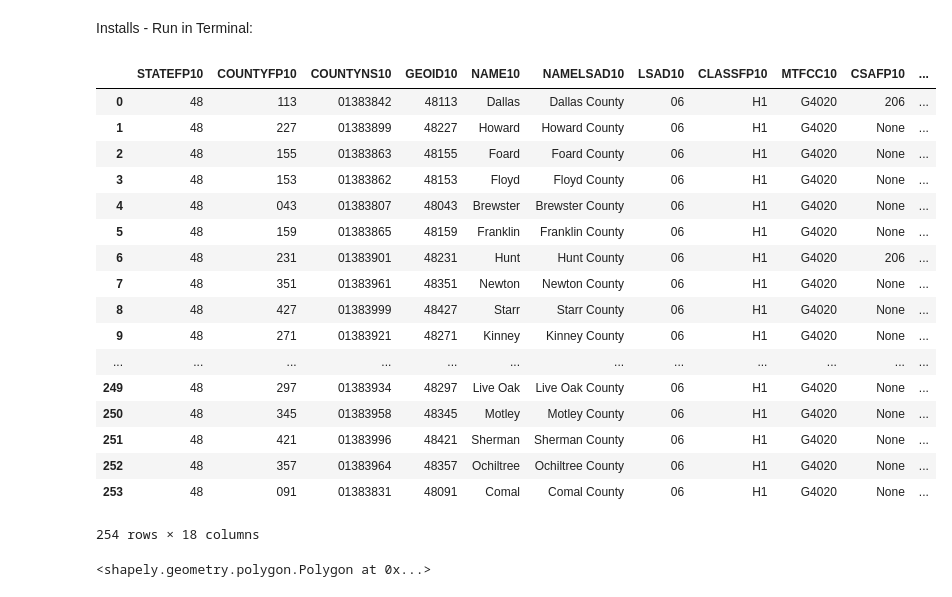
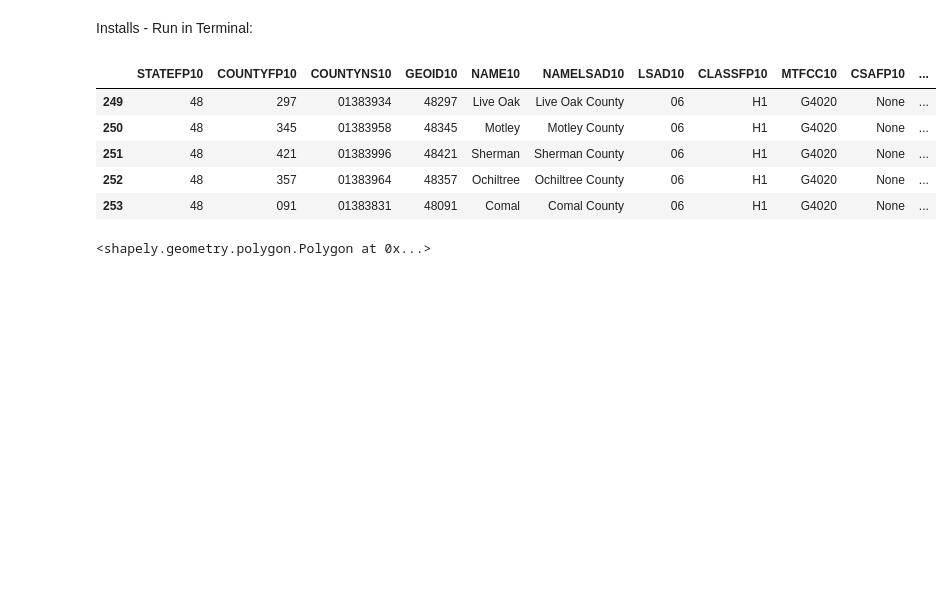
Before and after one commit to Laurarom7/Topic-Discussion-Spatial-Data, a Jupyter notebook: Shapefiles-Geopandas.ipynb, the cells around one changed output. Saved outputs shown, nothing was run; the diff lists cells and outputs as text; code cells hidden in the pictures; blank space fills up the shorter version.

```diff
--- a/Shapefiles-Geopandas.ipynb
+++ b/Shapefiles-Geopandas.ipynb
@@ -32,26 +34,14 @@ shp_file = ('./shapedata/2010/tl_2010_48_county10/tl_2010_48_county10.shp')
 c2010 = gpd.read_file(shp_file)
 # %%
 #View asGeopandas DataFrame
-c2010
+c2010.tail()
 # %% [output]
 |  | STATEFP10 | COUNTYFP10 | COUNTYNS10 | GEOID10 | NAME10 | NAMELSAD10 | LSAD10 | CLASSFP10 | MTFCC10 | CSAFP10 | ... |
-| 0 | 48 | 113 | 01383842 | 48113 | Dallas | Dallas County | 06 | H1 | G4020 | 206 | ... |
-| 1 | 48 | 227 | 01383899 | 48227 | Howard | Howard County | 06 | H1 | G4020 | None | ... |
-| 2 | 48 | 155 | 01383863 | 48155 | Foard | Foard County | 06 | H1 | G4020 | None | ... |
-| 3 | 48 | 153 | 01383862 | 48153 | Floyd | Floyd County | 06 | H1 | G4020 | None | ... |
-| 4 | 48 | 043 | 01383807 | 48043 | Brewster | Brewster County | 06 | H1 | G4020 | None | ... |
-| 5 | 48 | 159 | 01383865 | 48159 | Franklin | Franklin County | 06 | H1 | G4020 | None | ... |
-| 6 | 48 | 231 | 01383901 | 48231 | Hunt | Hunt County | 06 | H1 | G4020 | 206 | ... |
-| 7 | 48 | 351 | 01383961 | 48351 | Newton | Newton County | 06 | H1 | G4020 | None | ... |
-| 8 | 48 | 427 | 01383999 | 48427 | Starr | Starr County | 06 | H1 | G4020 | None | ... |
-| 9 | 48 | 271 | 01383921 | 48271 | Kinney | Kinney County | 06 | H1 | G4020 | None | ... |
-| ... | ... | ... | ... | ... | ... | ... | ... | ... | ... | ... | ... |
 | 249 | 48 | 297 | 01383934 | 48297 | Live Oak | Live Oak County | 06 | H1 | G4020 | None | ... |
 | 250 | 48 | 345 | 01383958 | 48345 | Motley | Motley County | 06 | H1 | G4020 | None | ... |
 | 251 | 48 | 421 | 01383996 | 48421 | Sherman | Sherman County | 06 | H1 | G4020 | None | ... |
 | 252 | 48 | 357 | 01383964 | 48357 | Ochiltree | Ochiltree County | 06 | H1 | G4020 | None | ... |
 | 253 | 48 | 091 | 01383831 | 48091 | Comal | Comal County | 06 | H1 | G4020 | None | ... |
-254 rows × 18 columns
 # %%
 #Take a look at geometry columns
 c2010['geometry'][48]
```
Also changed, not shown: parts of 18 cells of this notebook, 3 other files.
